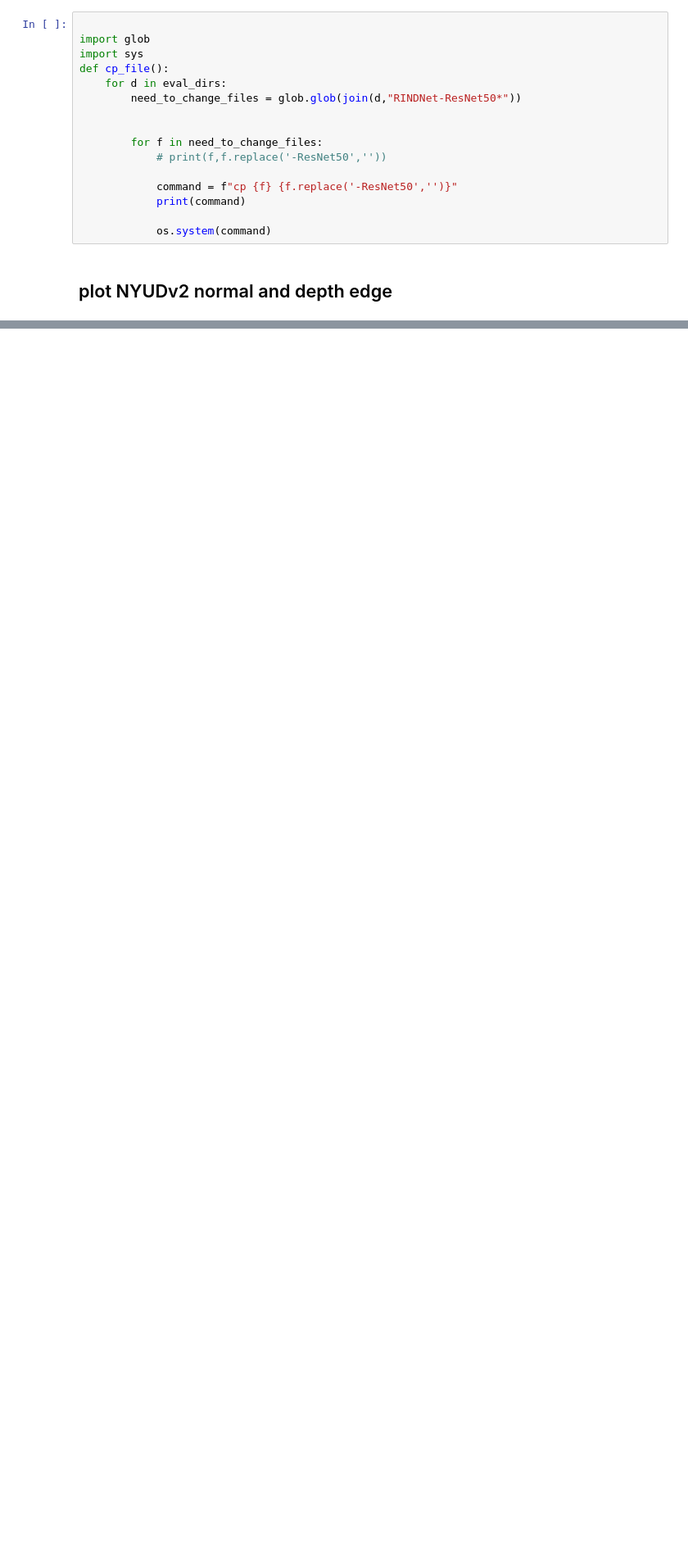
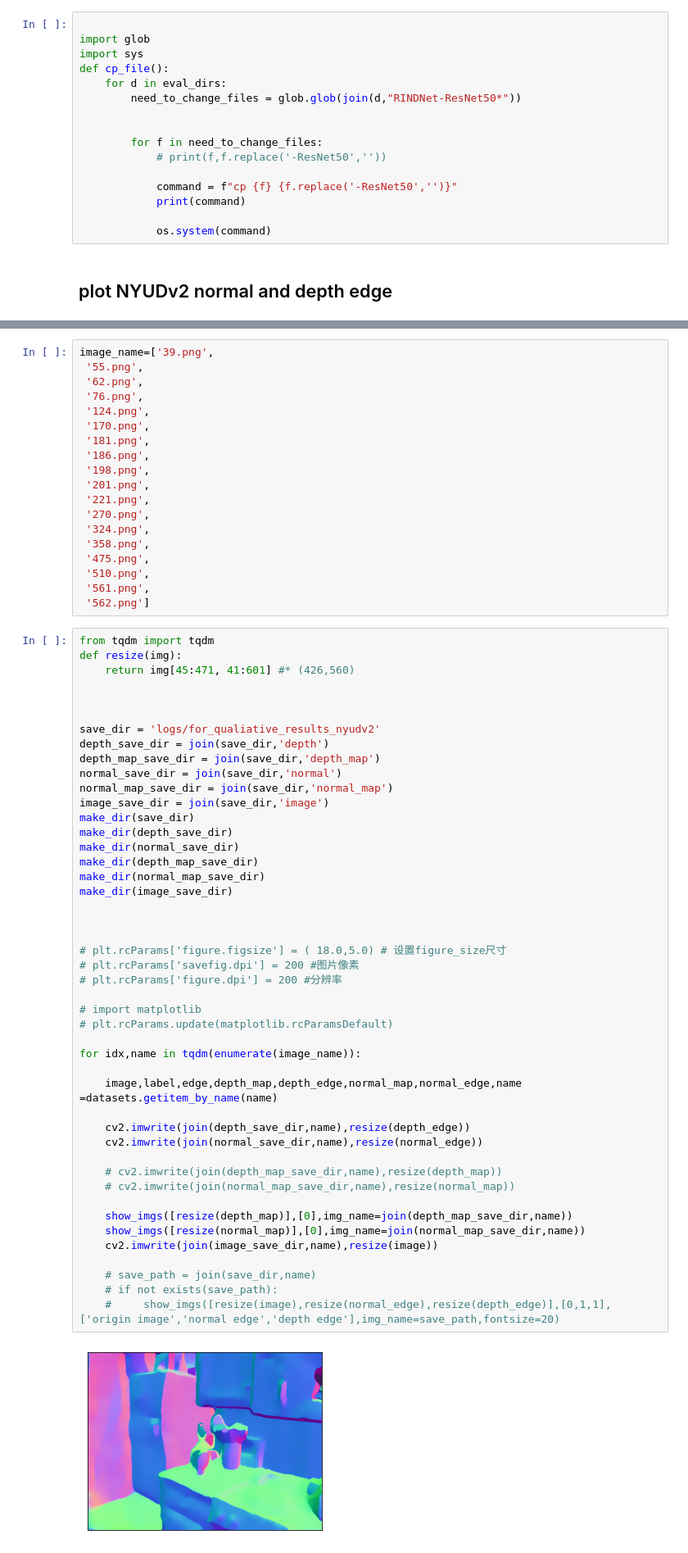
Before and after one commit to Daniellli/ECT, a Jupyter notebook: jupyters/plot.ipynb, the cells around one changed output, grey strips where cells are left out. Shown at 82% size. Cells and saved outputs as stored; diff of their text form; blank space fills up the shorter version.

Commit message:
add some code for plot qualitative results

```diff
--- a/jupyters/plot.ipynb
+++ b/jupyters/plot.ipynb
@@ -108,0 +95,67 @@ num_imgs//5
+# %%
+image_name=['39.png',
+ '55.png',
+ '62.png',
+ '76.png',
+ '124.png',
+ '170.png',
+ '181.png',
+ '186.png',
+ '198.png',
+ '201.png',
+ '221.png',
+ '270.png',
+ '324.png',
+ '358.png',
+ '475.png',
+ '510.png',
+ '561.png',
+ '562.png']
+# %%
+from tqdm import tqdm
+def resize(img):
+    return img[45:471, 41:601] #* (426,560)
+
+
+
+save_dir = 'logs/for_qualiative_results_nyudv2'
+depth_save_dir = join(save_dir,'depth')
+depth_map_save_dir = join(save_dir,'depth_map')
+normal_save_dir = join(save_dir,'normal')
+normal_map_save_dir = join(save_dir,'normal_map')
+image_save_dir = join(save_dir,'image')
+make_dir(save_dir)
+make_dir(depth_save_dir)
+make_dir(normal_save_dir)
+make_dir(depth_map_save_dir)
+make_dir(normal_map_save_dir)
+make_dir(image_save_dir)
+
+
+
+# plt.rcParams['figure.figsize'] = ( 18.0,5.0) # 设置figure_size尺寸
+# plt.rcParams['savefig.dpi'] = 200 #图片像素
+# plt.rcParams['figure.dpi'] = 200 #分辨率
+
+# import matplotlib
+# plt.rcParams.update(matplotlib.rcParamsDefault)
+
+for idx,name in tqdm(enumerate(image_name)):
+
+    image,label,edge,depth_map,depth_edge,normal_map,normal_edge,name =datasets.getitem_by_name(name)
+
+    cv2.imwrite(join(depth_save_dir,name),resize(depth_edge))
+    cv2.imwrite(join(normal_save_dir,name),resize(normal_edge))
+
+    # cv2.imwrite(join(depth_map_save_dir,name),resize(depth_map))
+    # cv2.imwrite(join(normal_map_save_dir,name),resize(normal_map))
+
+    show_imgs([resize(depth_map)],[0],img_name=join(depth_map_save_dir,name))
+    show_imgs([resize(normal_map)],[0],img_name=join(normal_map_save_dir,name))
+    cv2.imwrite(join(image_save_dir,name),resize(image))
+
+    # save_path = join(save_dir,name)
+    # if not exists(save_path):
+    #     show_imgs([resize(image),resize(normal_edge),resize(depth_edge)],[0,1,1],['origin image','normal edge','depth edge'],img_name=save_path,fontsize=20)
+# %% [output]
+[figure, added]
```
Also changed, not shown: parts of 14 cells of this notebook, 8 other files.
